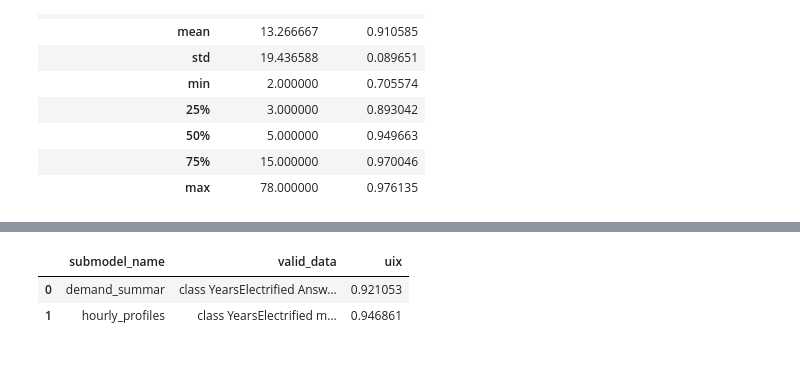
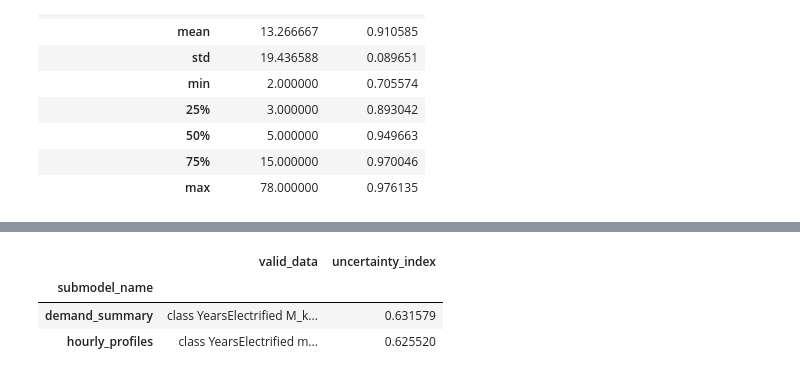
Before and after one commit to SaintlyVi/DLR_DB, a Jupyter notebook: DLR Model Calibration.ipynb, the cells around one changed output, grey strips where cells are left out. Saved outputs shown, nothing was run; the diff lists cells and outputs as text; code cells hidden in the pictures.

Commit message:
visualisation uncertainty calibration

```diff
--- a/DLR Model Calibration.ipynb
+++ b/DLR Model Calibration.ipynb
@@ -53,0 +20,14 @@ print(ohp.head())
+# %%
+%%capture
+
+year = 2011
+experiment_dir = 'exp1' # sub-directory in which inferred customer classes are saved
+
+dm = ec.generateDataModel(year, experiment_dir)
+
+ods = dm[0] # observed demand summary
+ohp = dm[1] # observed hourly profiles
+adtd = dm[2] # aggregate daytype demand
+amd = dm[3] # annual monthly demand
+aggpp = dm[4] # aggregate monthly power profile
+pp = dm[5] # power profile
@@ -85,8 +101,9 @@ ec.uncertaintyStats(ods)[:8]
 # %%
 ods.name = 'demand_summary'
 ohp.name = 'hourly_profiles'
-ec.validModel([ods, ohp], 1, 0.75)
+ec.dataUncertainty([ods, ohp], 2, 0.85)
 # %% [output]
-|  | submodel_name | valid_data | uix |
-| 0 | demand_summar | class YearsElectrified Answ... | 0.921053 |
-| 1 | hourly_profiles | class YearsElectrified m... | 0.946861 |
+|  | valid_data | uncertainty_index |
+| submodel_name |  |  |
+| demand_summary | class YearsElectrified M_k... | 0.631579 |
+| hourly_profiles | class YearsElectrified m... | 0.625520 |
```
Also changed, not shown: parts of 11 cells of this notebook, 5 other files.
